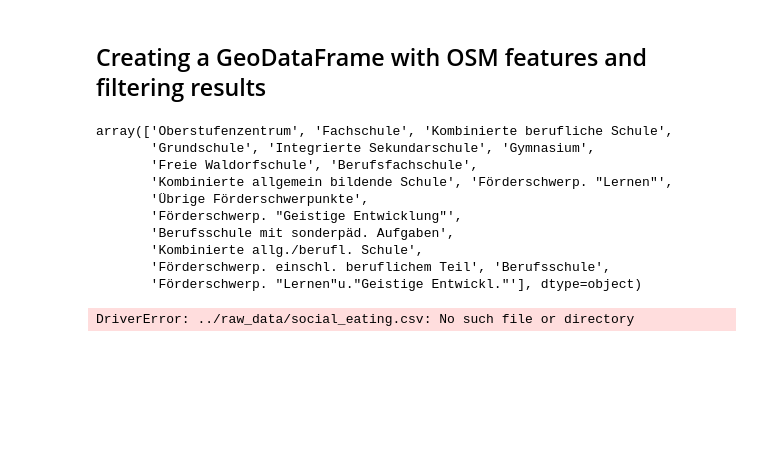
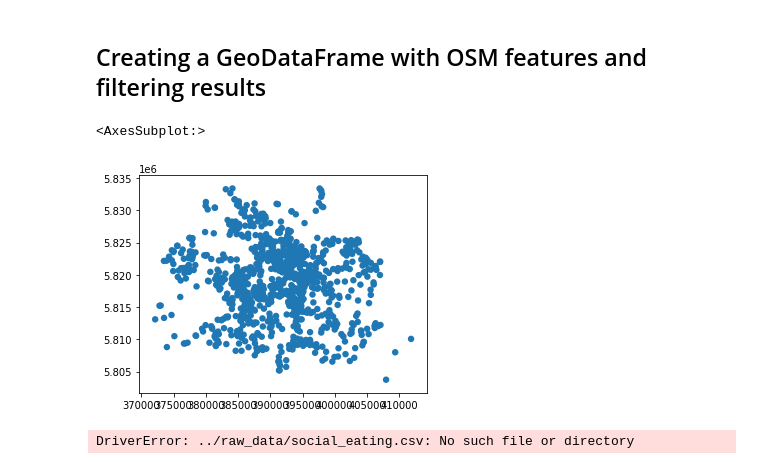
Before and after one commit to Safiaaaaa/YouthInTheCity, a Jupyter notebook: notebooks/safia_api_features_merge_with_pr2021.ipynb, the cells around one changed output. Drawn from its saved outputs; the diff is of its cells as text; code cells hidden in the pictures; blank space fills up the shorter version.

```diff
--- a/notebooks/safia_api_features_merge_with_pr2021.ipynb
+++ b/notebooks/safia_api_features_merge_with_pr2021.ipynb
@@ -17,13 +12,0 @@ schools = gpd.read_file('../raw_data/maps/schools.shp')
-# %%
-schools.schulart.unique()
-# %% [output]
-array(['Oberstufenzentrum', 'Fachschule', 'Kombinierte berufliche Schule',
-       'Grundschule', 'Integrierte Sekundarschule', 'Gymnasium',
-       'Freie Waldorfschule', 'Berufsfachschule',
-       'Kombinierte allgemein bildende Schule', 'Förderschwerp. "Lernen"',
-       'Übrige Förderschwerpunkte',
-       'Förderschwerp. "Geistige Entwicklung"',
-       'Berufsschule mit sonderpäd. Aufgaben',
-       'Kombinierte allg./berufl. Schule',
-       'Förderschwerp. einschl. beruflichem Teil', 'Berufsschule',
-       'Förderschwerp. "Lernen"u."Geistige Entwickl."'], dtype=object)
@@ -30,3 +17,10 @@ array(['Oberstufenzentrum', 'Fachschule', 'Kombinierte berufliche Schule',
+# %%
+schools2 = schools.buffer(500)
+# %%
+schools2.plot()
+# %% [output]
+<AxesSubplot:>
+[figure, added]
 # %%
 df_osm = gpd.read_file('../raw_data/social_eating.csv')
 # %% [output]
```
Also changed, not shown: parts of 4 cells of this notebook, 6 other files.
